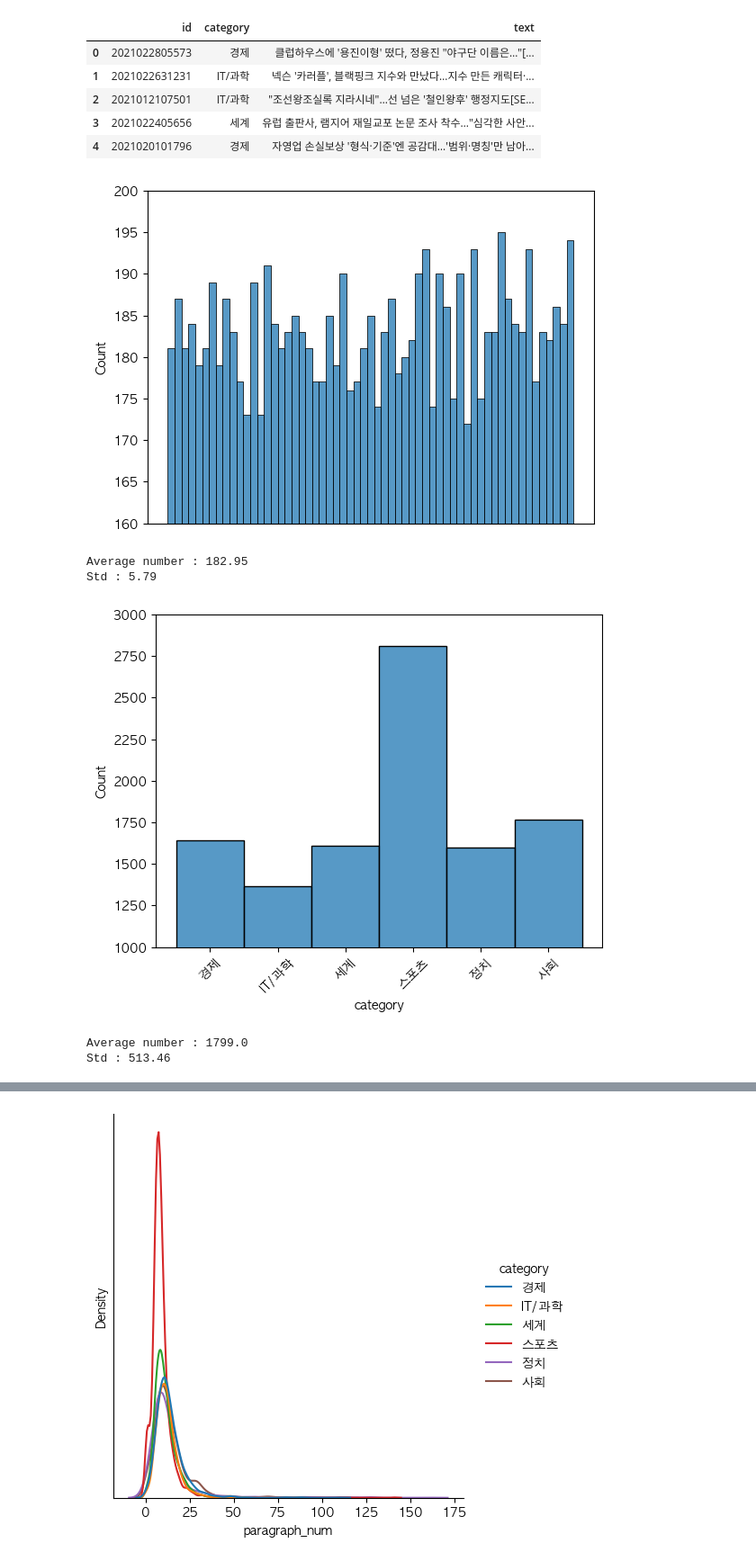
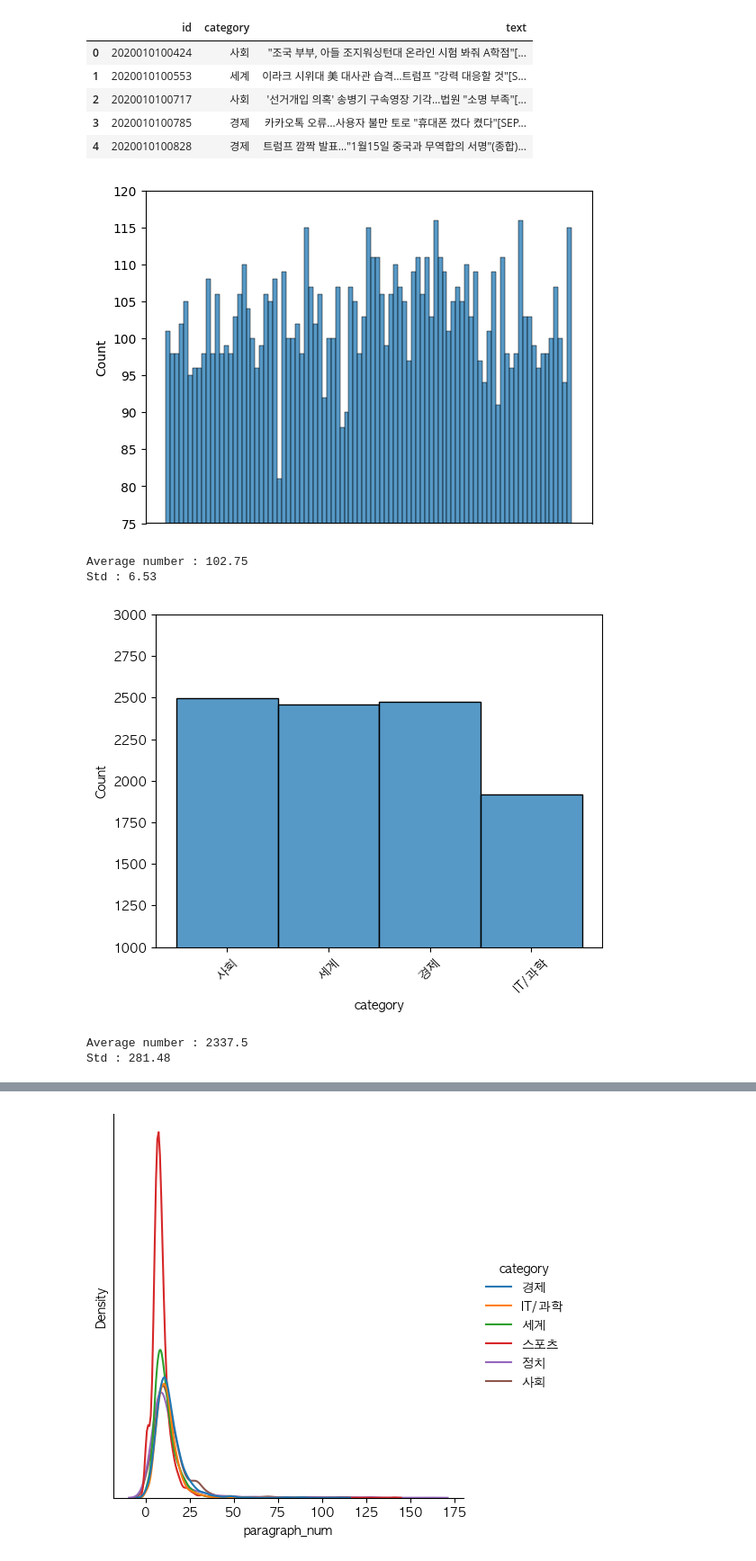
Before and after one commit to sungharyap/mmorpg, a Jupyter notebook: data/data_example.ipynb, the cells around one changed output, grey strips where cells are left out. Shown at 90% size. Cells and saved outputs as stored; diff of their text form; code cells hidden in the pictures.

```diff
--- a/data/data_example.ipynb
+++ b/data/data_example.ipynb
@@ -7,13 +7,13 @@ with open('data_small.json') as f:
 import pandas as pd
 df = pd.DataFrame(json_obj['data'])
 # %%
-def sports_column(x):
-    if x in ['해외축구', '농구/배구', '야구', '스포츠일반', '축구', '해외야구']:
-        return '스포츠'
-    else:
-        return x
-df['category'] = df['category'].apply(sports_column)
-mask = df['category'].isin(['스포츠', '사회','경제','세계','정치','IT/과학'])
+# def sports_column(x):
+#     if x in ['해외축구', '농구/배구', '야구', '스포츠일반', '축구', '해외야구']:
+#         return '스포츠'
+#     else:
+#         return x
+# df['category'] = df['category'].apply(sports_column)
+mask = df['category'].isin(['사회','경제','세계','IT/과학'])
 df = df[mask]
 # %%
 df.drop(['img_url', 'url', 'img'], axis=1, inplace=True)
@@ -21,11 +21,11 @@ df.drop(['img_url', 'url', 'img'], axis=1, inplace=True)
 df.head()
 # %% [output]
 |  | id | category | text |
-| 0 | 2021022805573 | 경제 | 클럽하우스에 '용진이형' 떴다, 정용진 "야구단 이름은…"[... |
-| 1 | 2021022631231 | IT/과학 | 넥슨 '카러플', 블랙핑크 지수와 만났다…지수 만든 캐릭터·... |
-| 2 | 2021012107501 | IT/과학 | "조선왕조실록 지라시네"…선 넘은 '철인왕후' 행정지도[SE... |
-| 3 | 2021022405656 | 세계 | 유럽 출판사, 램지어 재일교포 논문 조사 착수…"심각한 사안... |
-| 4 | 2021020101796 | 경제 | 자영업 손실보상 '형식·기준'엔 공감대…'범위·명칭'만 남아... |
+| 0 | 2020010100424 | 사회 | "조국 부부, 아들 조지워싱턴대 온라인 시험 봐줘 A학점"[... |
+| 1 | 2020010100553 | 세계 | 이라크 시위대 美 대사관 습격…트럼프 "강력 대응할 것"[S... |
+| 2 | 2020010100717 | 사회 | '선거개입 의혹' 송병기 구속영장 기각…법원 "소명 부족"[... |
+| 3 | 2020010100785 | 경제 | 카카오톡 오류…사용자 불만 토로 "휴대폰 껐다 켰다"[SEP... |
+| 4 | 2020010100828 | 경제 | 트럼프 깜짝 발표…"1월15일 중국과 무역합의 서명"(종합)... |
 # %%
 df['title'] = df['text']
 df['content'] = df['text']
@@ -46,17 +46,17 @@ import matplotlib.pyplot as plt
 # %%
 # 날짜별로 몇개인지
 plt.tick_params(axis='x', bottom=False, top=False, labelbottom=False)
 ax = sns.histplot(df['date'])
-plt.ylim(160, 200)
+plt.ylim(75, 120)
 plt.show()
 
 df2 = df.groupby(['date']).count()
 print(f"Average number : {round(df2['category'].mean(), 2)}")
 print(f"Std : {round(df2['category'].std(), 2)}")
 # %% [output]
-[figure, old version]
+[figure, new version]
-Average number : 182.95
-Std : 5.79
+Average number : 102.75
+Std : 6.53
 # %%
 # 날짜별로 몇개인지
 # plt.tick_params(axis='x', bottom=False, top=False, labelbottom=False)
@@ -71,9 +71,9 @@ df2 = df.groupby(['category']).count()
 print(f"Average number : {round(df2['title'].mean(), 2)}")
 print(f"Std : {round(df2['title'].std(), 2)}")
 # %% [output]
-[figure, old version]
+[figure, new version]
-Average number : 1799.0
-Std : 513.46
+Average number : 2337.5
+Std : 281.48
 # %%
 ax = sns.displot(df, x='content_len', kind='kde', hue='category')
 ax.set(yticks=[])
```
Also changed, not shown: parts of 4 cells of this notebook.
